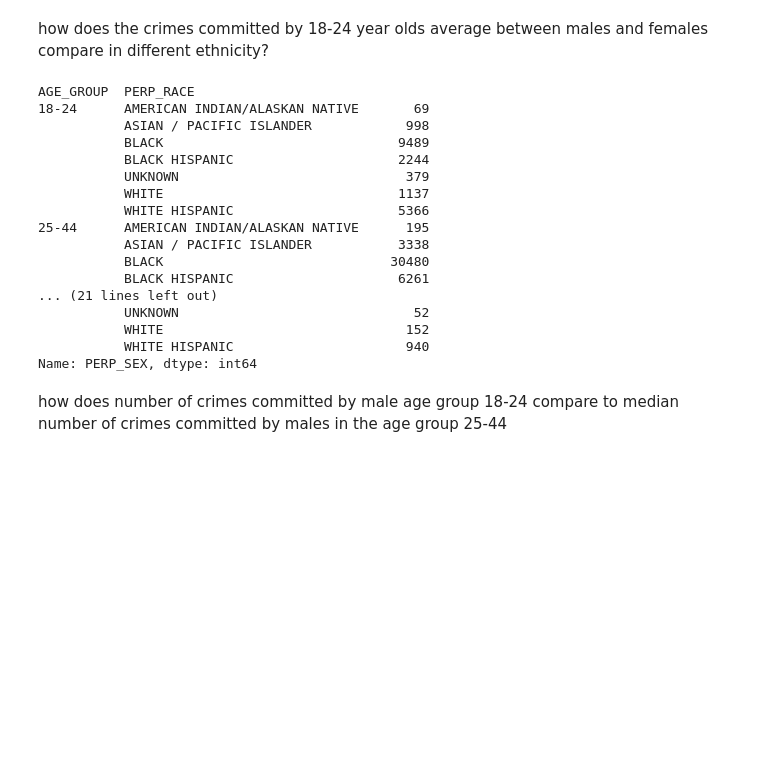
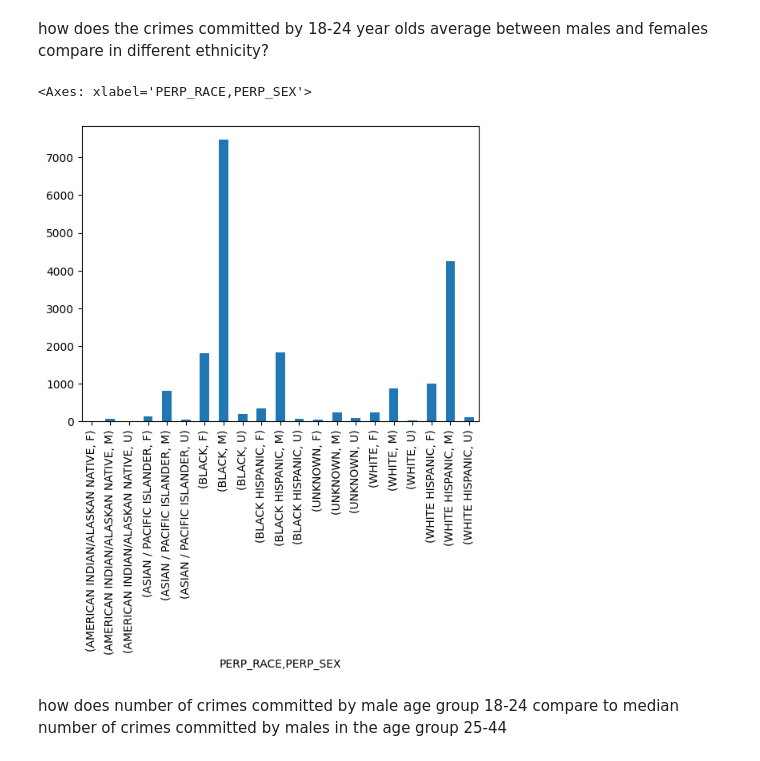
Before and after one commit to AdrianC167/Unit_Two_Data_Science, a Jupyter notebook: project.ipynb, the cells around one changed output. Saved outputs shown, nothing was run; the diff lists cells and outputs as text; code cells hidden in the pictures; blank space fills up the shorter version.

Commit message:
did some parts of data science

```diff
--- a/project.ipynb
+++ b/project.ipynb
@@ -17,25 +17,13 @@ data.head()
 how does the crimes committed by 18-24 year olds average between males and females compare in different ethnicity?
 # %%
 #i made x equal to data but organized using groupby function and grouping by based on age group and race and then counting based on sex
-x = data.groupby(['AGE_GROUP','PERP_RACE'])["PERP_SEX"].count()
+filtered_df = data[data['AGE_GROUP'] == '18-24']
+
+x = filtered_df.groupby(['PERP_RACE', 'PERP_SEX'])["AGE_GROUP"].count()
+x.plot(kind='bar')
 # %% [output]
-AGE_GROUP  PERP_RACE
-18-24      AMERICAN INDIAN/ALASKAN NATIVE       69
-           ASIAN / PACIFIC ISLANDER            998
-           BLACK                              9489
-           BLACK HISPANIC                     2244
-           UNKNOWN                             379
-           WHITE                              1137
-           WHITE HISPANIC                     5366
-25-44      AMERICAN INDIAN/ALASKAN NATIVE      195
-           ASIAN / PACIFIC ISLANDER           3338
-           BLACK                             30480
-           BLACK HISPANIC                     6261
-... (21 lines left out)
-           UNKNOWN                              52
-           WHITE                               152
-           WHITE HISPANIC                      940
-Name: PERP_SEX, dtype: int64
+<Axes: xlabel='PERP_RACE,PERP_SEX'>
+[figure, added]
 # %% [markdown]
 how does number of crimes committed by male age group 18-24 compare to median number of crimes committed by males in the age group 25-44
 # %%
```
Also changed, not shown: parts of 2 cells of this notebook, 3 other files.
